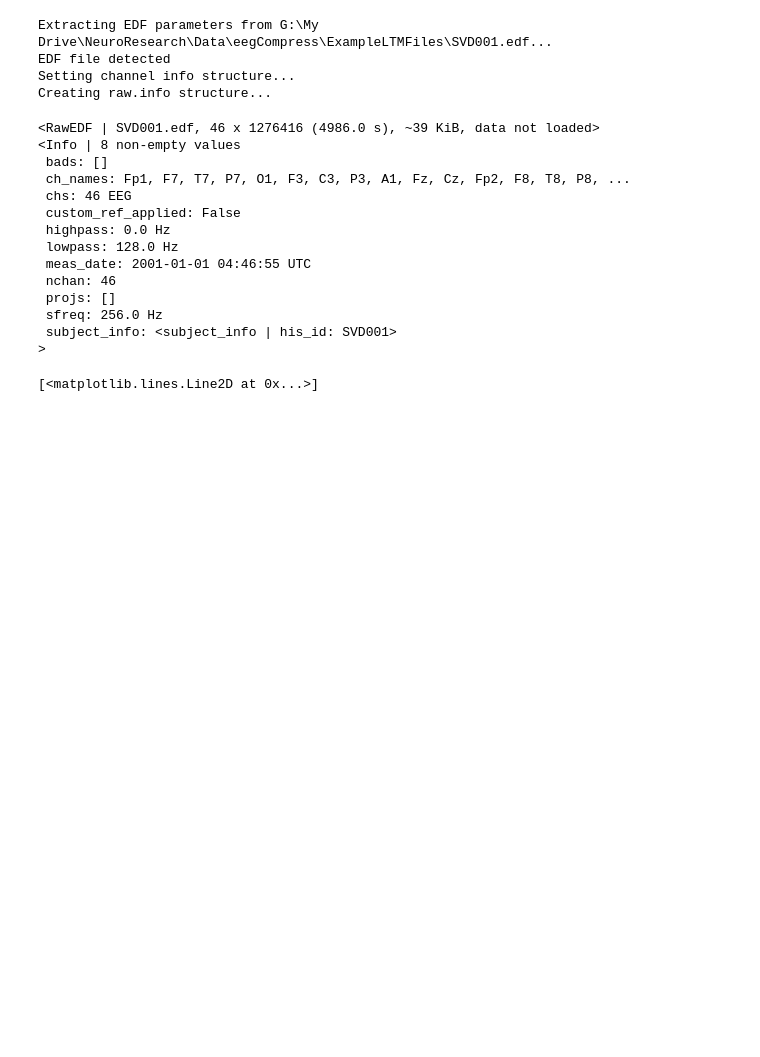
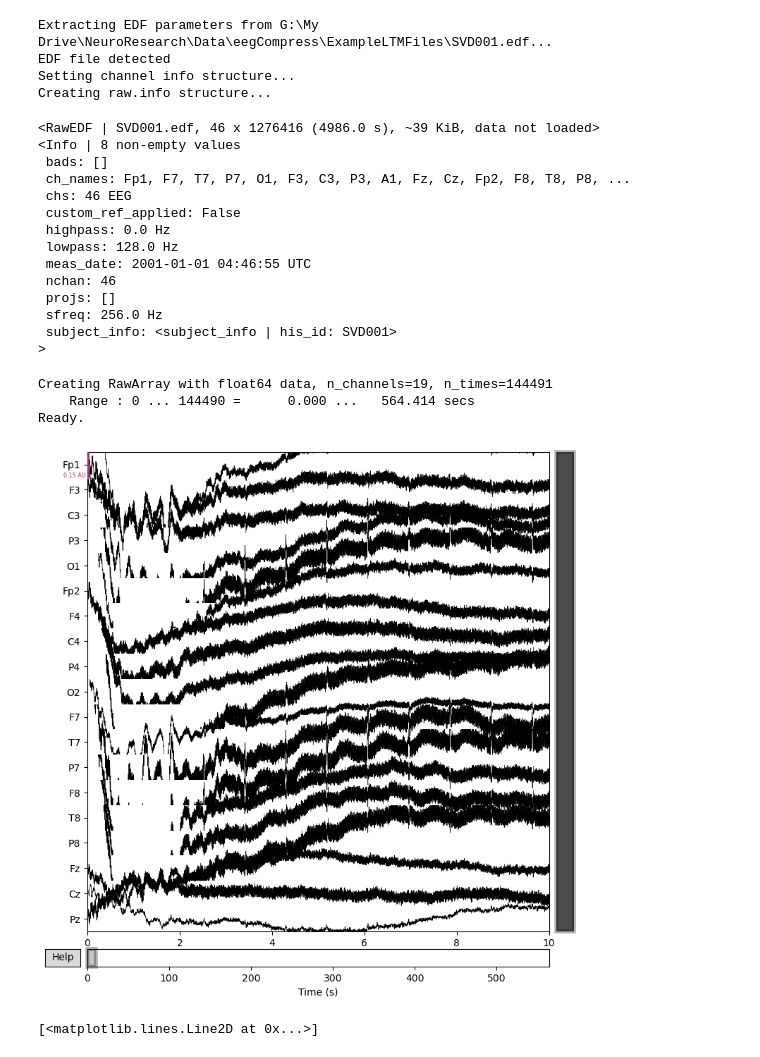
Before and after one commit to mettinger/eegCompress, a Jupyter notebook: prepData.ipynb, the cells around one changed output. Cells and saved outputs as stored; diff of their text form; code cells hidden in the pictures; blank space fills up the shorter version.

```diff
--- a/prepData.ipynb
+++ b/prepData.ipynb
@@ -9,15 +14,21 @@ from scipy.signal import butter, sosfilt, freqs
 # %%
-def standardizeMatrix(matrix):
+def standardizeMatrix(matrixOriginal):
+    matrix = np.copy(matrixOriginal)
+
+    floatType = type(matrix[0,0])
     rows, cols = matrix.shape
+    matrix = matrix.astype(np.float64)
 
     for i in range(rows):
         mu = np.mean(matrix[i,:])
         sigma = np.std(matrix[i,:])
         matrix[i,:] = (matrix[i,:] - mu) / sigma
-    return matrix
+    return matrix.astype(floatType)
 
 
-def elimPeaks(standardizedMatrix, sigmaThreshold, sampleHalfWidthElim, sampleMinGap):
+def elimPeaks(filteredMatrix, sigmaThreshold, sampleHalfWidthElim, sampleMinGap):
+
+    standardizedMatrix = standardizeMatrix(filteredMatrix)
     peakList = []
     nChannel, nSample = standardizedMatrix.shape
 
@@ -43,7 +54,7 @@ def elimPeaks(standardizedMatrix, sigmaThreshold, sampleHalfWidthElim, sampleMin
     matrixList = []
     for i in range(0, len(mergedIntervalList)):
         intervalStart, intervalEnd = mergedIntervalList[i]
-        thisMatrix = np.copy(data[:, startIndex:intervalStart])
+        thisMatrix = np.copy(filteredMatrix[:, startIndex:intervalStart])
         matrixList.append(thisMatrix)
         startIndex = intervalEnd + 1
 
@@ -76,6 +87,24 @@ print(raw.info)
 >
 # %%
 goodChannels = ['Fp1','F3','C3','P3','O1','Fp2','F4','C4','P4','O2','F7','T7','P7','F8','T8','P8','Fz','Cz','Pz']
+# %%
+sigmaThreshold = 8
+sampleHalfWidthElim = 128
+sampleMinGap = 256
+
+chanList = mne.pick_channels(raw.info['ch_names'], goodChannels)
+temp = raw.get_data()[chanList]
+temp = standardizeMatrix(temp)
+tempList = elimPeaks(temp, sigmaThreshold, sampleHalfWidthElim, sampleMinGap)
+# %%
+info = mne.create_info(goodChannels, 256)
+tempRaw = mne.io.RawArray(tempList[0].astype(np.float16), info)
+tempRaw.plot()
+# %% [output]
+Creating RawArray with float64 data, n_channels=19, n_times=144491
+    Range : 0 ... 144490 =      0.000 ...   564.414 secs
+Ready.
+[figure, added]
 # %%
 lowPass = 40
 sigmaThreshold = 8
```
Also changed, not shown: parts of 2 cells of this notebook.
